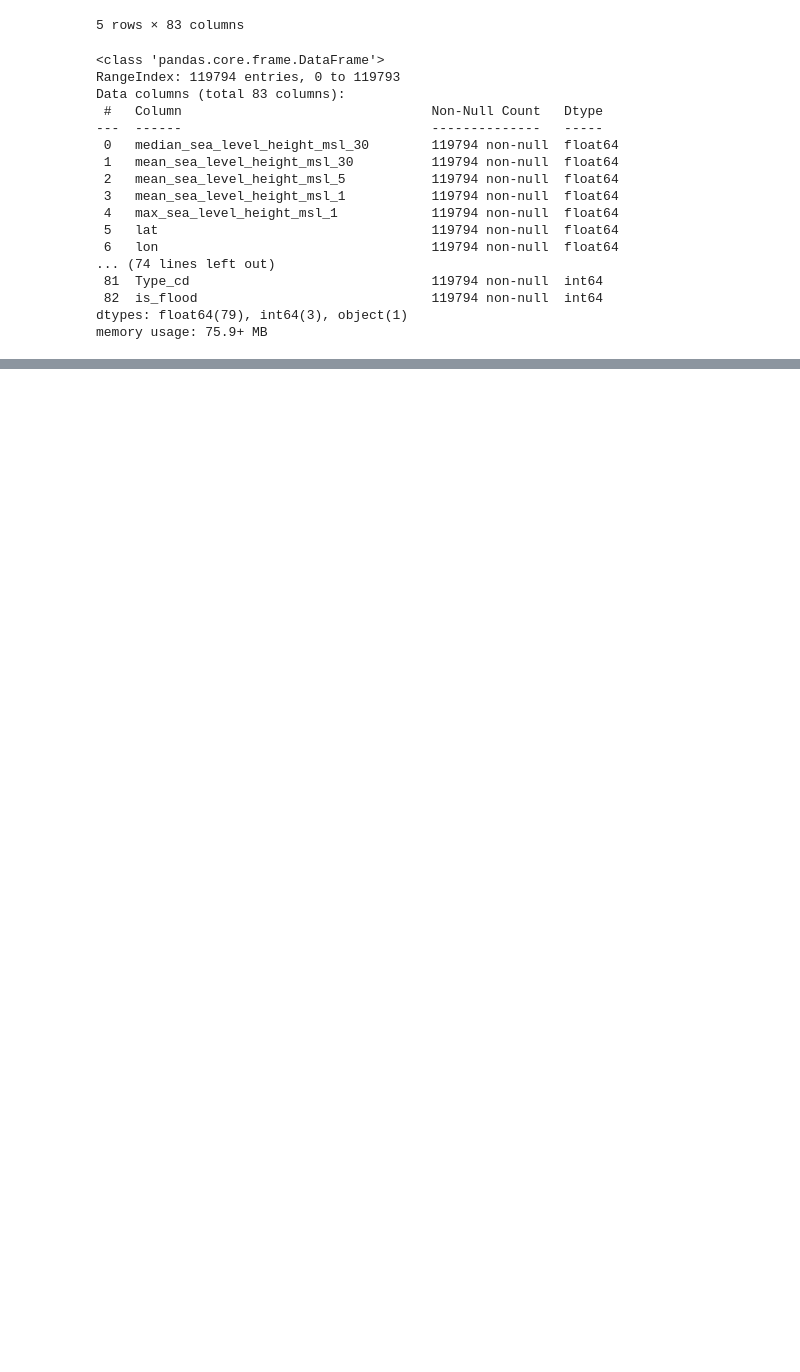
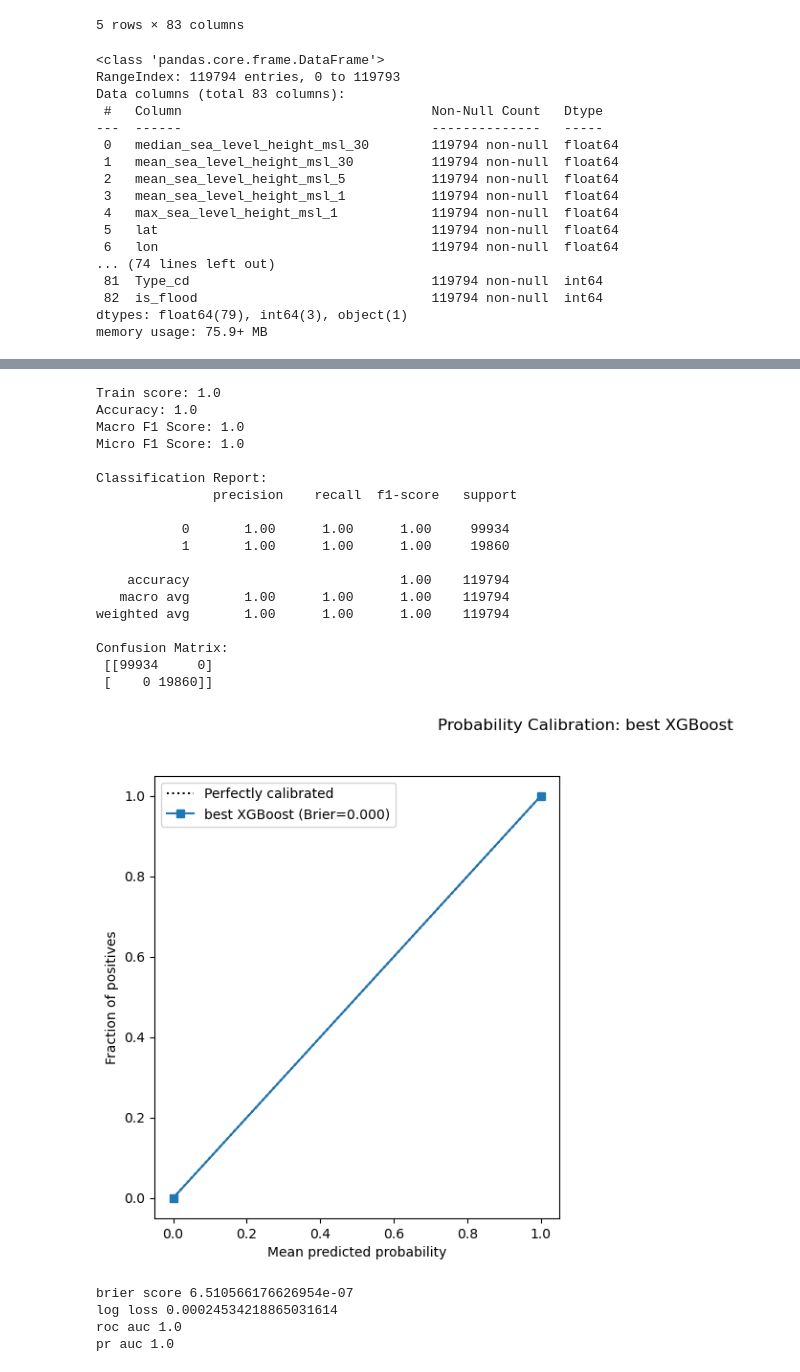
Before and after one commit to AdrienD-Skep/Flood_prediction_project, a Jupyter notebook: Notebooks/4 flood predict ml/flood_predict_ML_nb.ipynb, the cells around one changed output, grey strips where cells are left out. Drawn from its saved outputs; the diff is of its cells as text; code cells hidden in the pictures; blank space fills up the shorter version.

```diff
--- a/Notebooks/4 flood predict ml/flood_predict_ML_nb.ipynb
+++ b/Notebooks/4 flood predict ml/flood_predict_ML_nb.ipynb
@@ -1167,0 +1224,39 @@ joblib.dump(model_XGBC_best_params, 'output/model_XGBC_predict_flood.pkl')
+# %%
+
+final_model_XGBC_best_params = Pipeline(steps=[
+    ("standard_scaler", StandardScaler()),
+    ("Classifier", XGBClassifier(**bayes_search_XGBC_3.best_params_))
+])
+X_resampled_ros, y_resampled_ros = ros.fit_resample(X, y)
+final_model_XGBC_best_params.fit(X_resampled_ros, y_resampled_ros)
+
+y_pred = final_model_XGBC_best_params.predict(X)
+
+print(f"Train score: {final_model_XGBC_best_params.score(X, y)}")
+evaluate_model(y_pred,y)
+y_proba = final_model_XGBC_best_params.predict_proba(X)[:, 1]
+evaluate_proba(y, y_proba, model_name="best XGBoost")
+# %% [output]
+Train score: 1.0
+Accuracy: 1.0
+Macro F1 Score: 1.0
+Micro F1 Score: 1.0
+
+Classification Report:
+               precision    recall  f1-score   support
+
+           0       1.00      1.00      1.00     99934
+           1       1.00      1.00      1.00     19860
+
+    accuracy                           1.00    119794
+   macro avg       1.00      1.00      1.00    119794
+weighted avg       1.00      1.00      1.00    119794
+
+Confusion Matrix:
+ [[99934     0]
+ [    0 19860]]
+[figure, added]
+brier score 6.510566176626954e-07
+log loss 0.00024534218865031614
+roc auc 1.0
+pr auc 1.0
```
Also changed, not shown: parts of 81 cells of this notebook, 4 other files.
